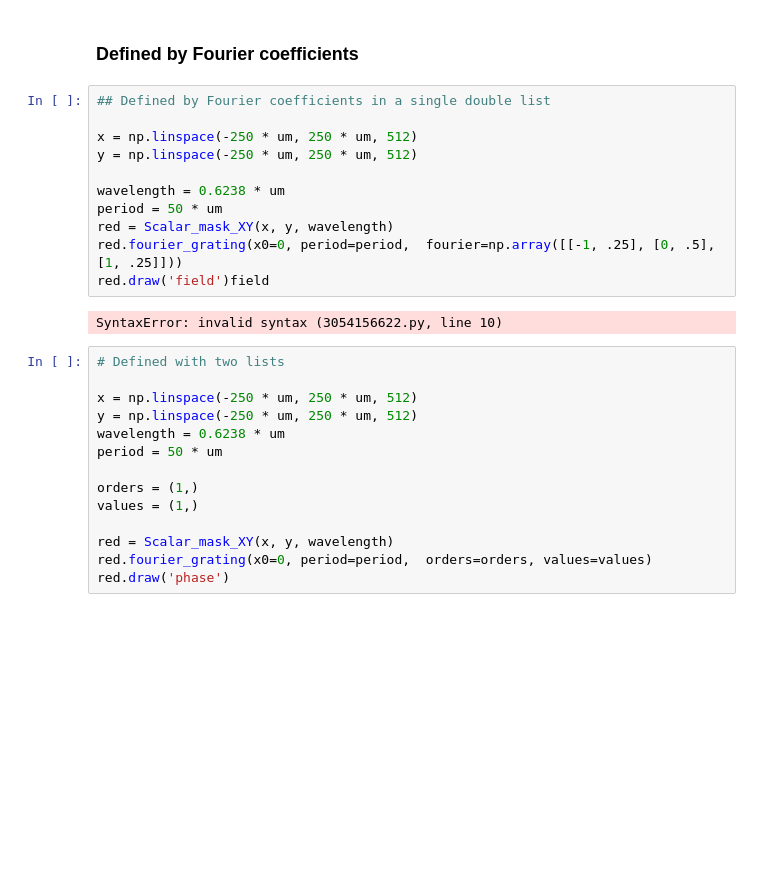
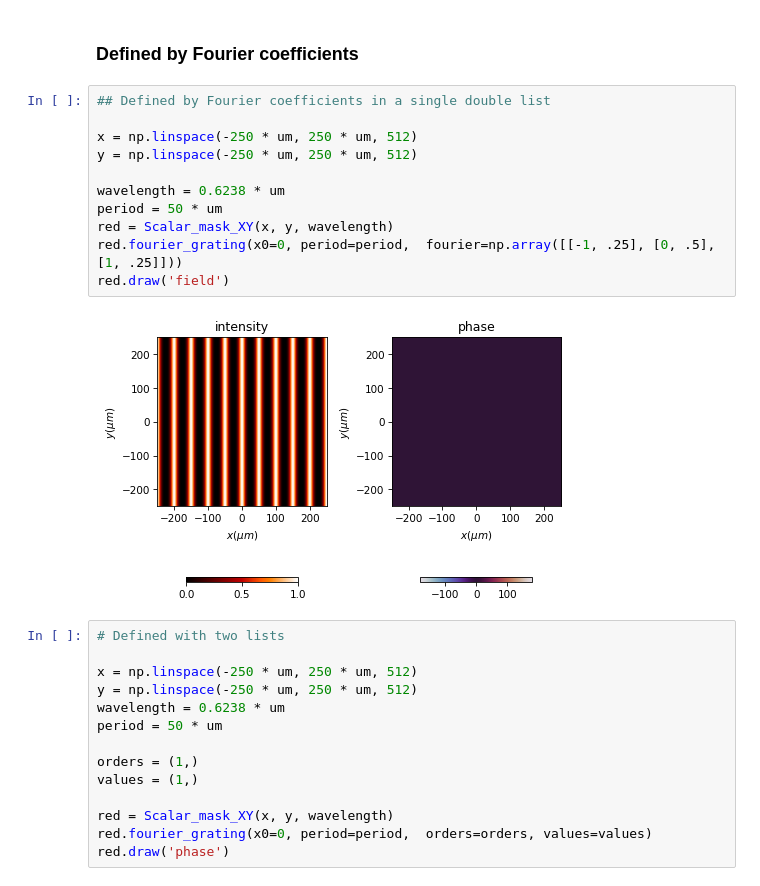
Before and after one commit to optbrea/diffractio, a Jupyter notebook: docs/source/tutorial_scalar/scalar_XY/masks_xy.ipynb, the cells around one changed output. Saved outputs shown, nothing was run; the diff lists cells and outputs as text; blank space fills up the shorter version.

```diff
--- a/docs/source/tutorial_scalar/scalar_XY/masks_xy.ipynb
+++ b/docs/source/tutorial_scalar/scalar_XY/masks_xy.ipynb
@@ -729,16 +711,16 @@ red.draw(kind="phase")
 # %%
 ## Defined by Fourier coefficients in a single double list
 
 x = np.linspace(-250 * um, 250 * um, 512)
 y = np.linspace(-250 * um, 250 * um, 512)
 
 wavelength = 0.6238 * um
 period = 50 * um
 red = Scalar_mask_XY(x, y, wavelength)
 red.fourier_grating(x0=0, period=period,  fourier=np.array([[-1, .25], [0, .5], [1, .25]]))
-red.draw('field')field
+red.draw('field')
 # %% [output]
-SyntaxError: invalid syntax (3054156622.py, line 10)
+[figure, added]
 # %%
 # Defined with two lists
 
```
Also changed, not shown: parts of 40 cells of this notebook, 5 other files.
